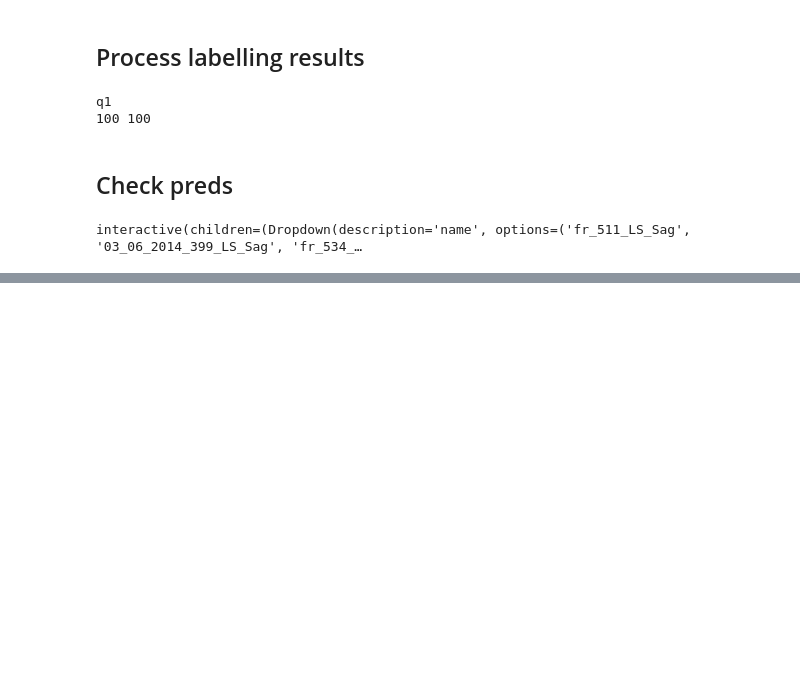
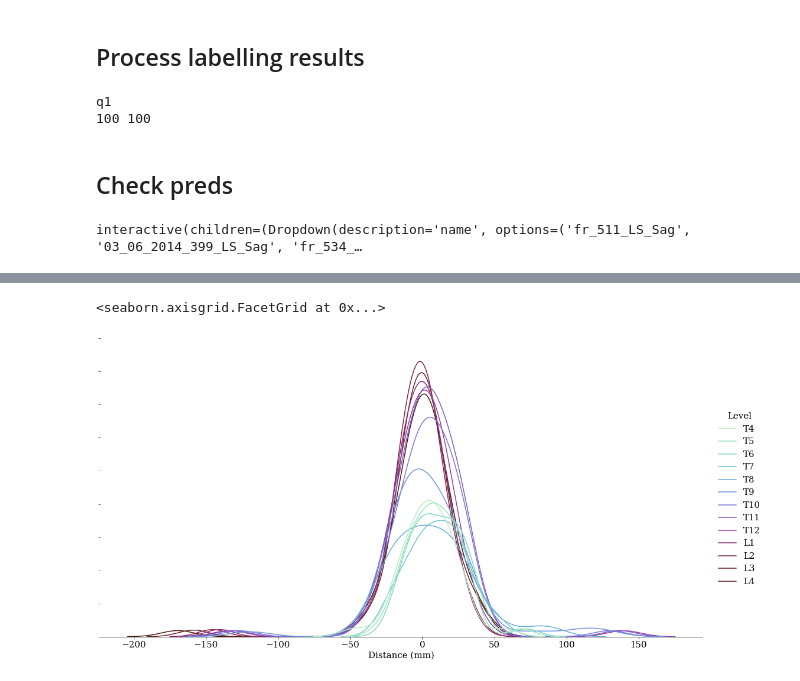
Before and after one commit to DMcSweeney/coronal_sagittal_cnn, a Jupyter notebook: notebooks/post_labelling.ipynb, the cells around one changed output, grey strips where cells are left out. Cells and saved outputs as stored; diff of their text form; code cells hidden in the pictures; blank space fills up the shorter version.

```diff
--- a/notebooks/post_labelling.ipynb
+++ b/notebooks/post_labelling.ipynb
@@ -83,0 +208,8 @@ interactive(children=(Dropdown(description='name', options=('fr_511_LS_Sag', '03
+# %%
+g = sns.displot(all_df, x='Distance', hue='Level', hue_order=ordered_verts, palette=cmap, kind='kde', height=8, aspect=2)
+g.set_yticklabels([])
+g.set_axis_labels("Distance (mm)", "")
+g.despine(left=True)
+# %% [output]
+<seaborn.axisgrid.FacetGrid at 0x...>
+[figure, added]
```
Also changed, not shown: parts of 15 cells of this notebook, 6 other files.
